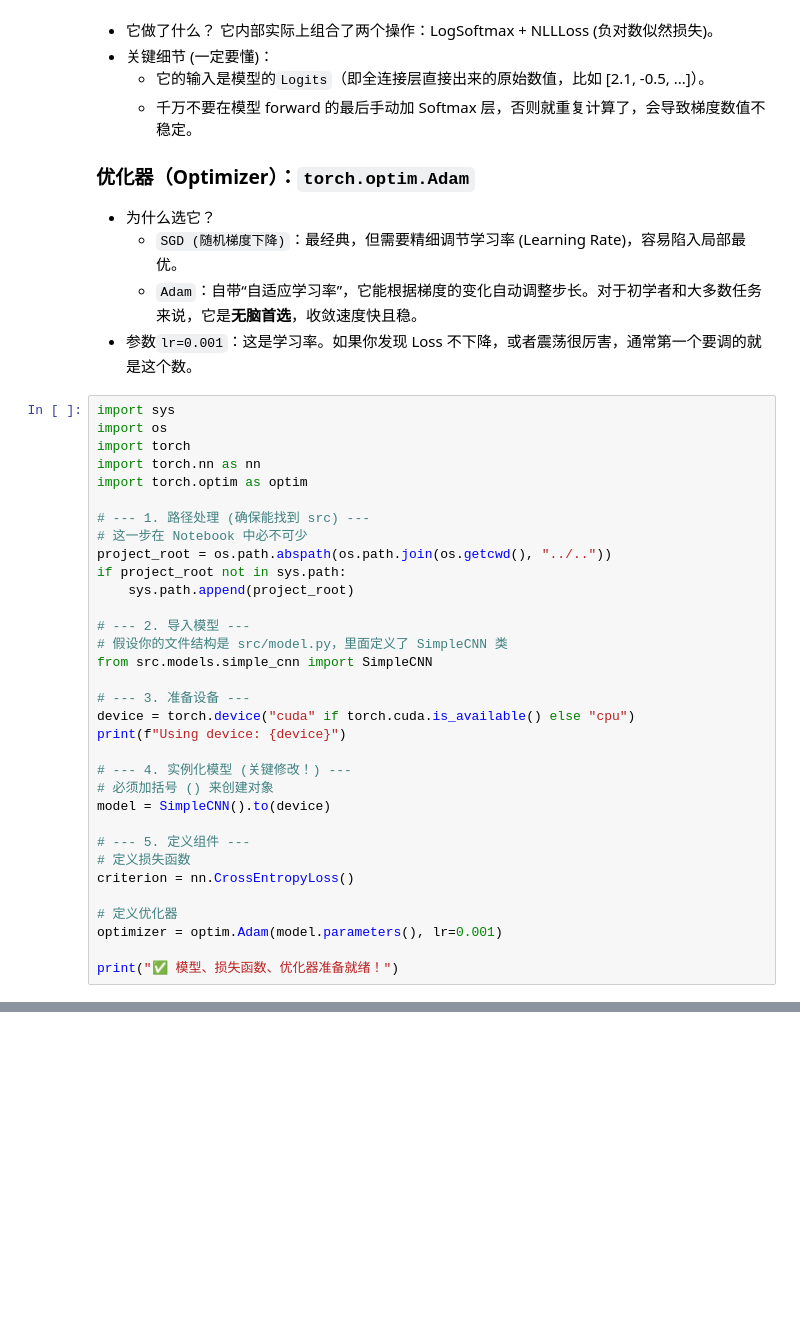
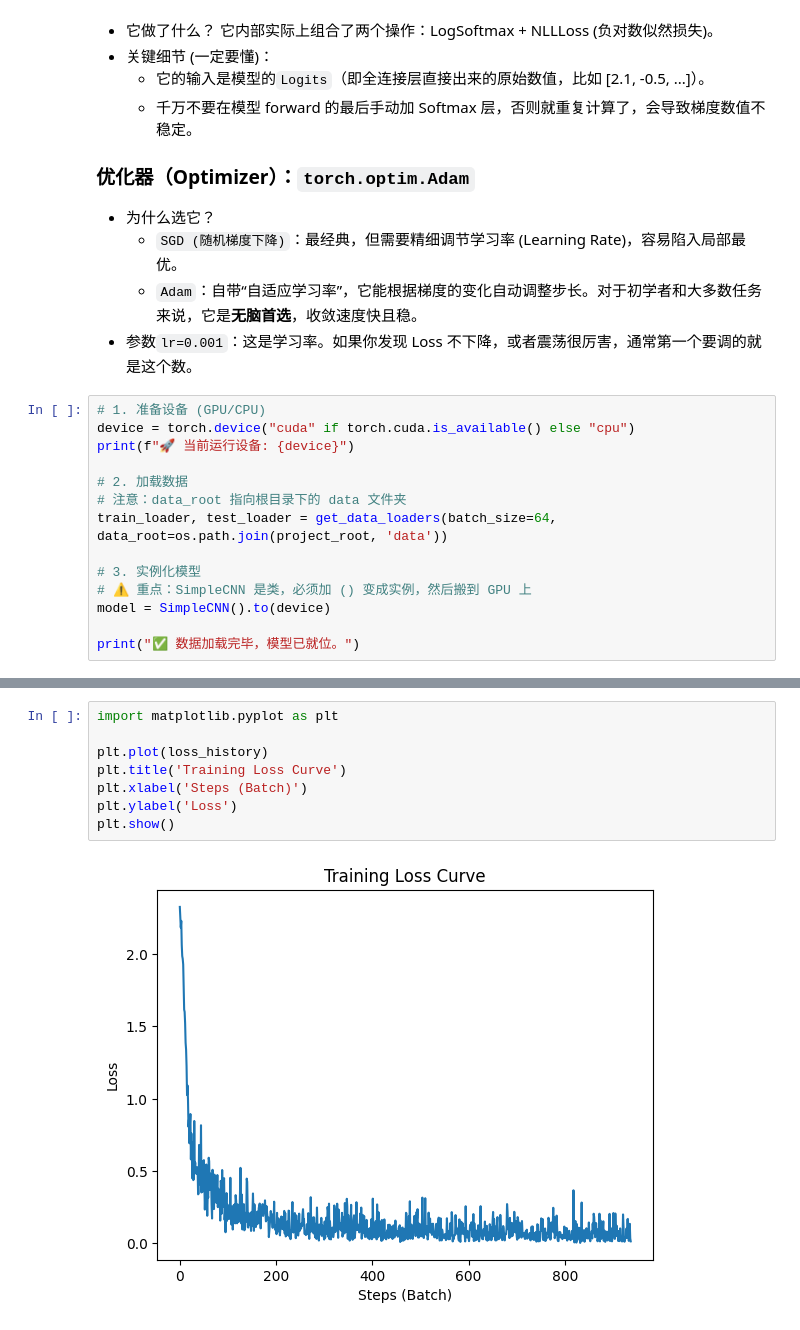
Before and after one commit to PeakVision0814/AI-Interview-Sprint, a Jupyter notebook: stage1/week3/S1W3D3_Training_Loop.ipynb, the cells around one changed output, grey strips where cells are left out. Saved outputs shown, nothing was run; the diff lists cells and outputs as text; blank space fills up the shorter version.

```diff
--- a/stage1/week3/S1W3D3_Training_Loop.ipynb
+++ b/stage1/week3/S1W3D3_Training_Loop.ipynb
@@ -26,35 +50,16 @@
     - `Adam`：自带“自适应学习率”，它能根据梯度的变化自动调整步长。对于初学者和大多数任务来说，它是**无脑首选**，收敛速度快且稳。
 - 参数`lr=0.001`：这是学习率。如果你发现 Loss 不下降，或者震荡很厉害，通常第一个要调的就是这个数。
 # %%
-import sys
-import os
-import torch
-import torch.nn as nn
-import torch.optim as optim
+# 1. 准备设备 (GPU/CPU)
+device = torch.device("cuda" if torch.cuda.is_available() else "cpu")
+print(f"🚀 当前运行设备: {device}")
 
-# --- 1. 路径处理 (确保能找到 src) ---
-# 这一步在 Notebook 中必不可少
-project_root = os.path.abspath(os.path.join(os.getcwd(), "../.."))
-if project_root not in sys.path:
-    sys.path.append(project_root)
+# 2. 加载数据
+# 注意：data_root 指向根目录下的 data 文件夹
+train_loader, test_loader = get_data_loaders(batch_size=64, data_root=os.path.join(project_root, 'data'))
 
-# --- 2. 导入模型 ---
-# 假设你的文件结构是 src/model.py，里面定义了 SimpleCNN 类
-from src.models.simple_cnn import SimpleCNN
-
-# --- 3. 准备设备 ---
-device = torch.device("cuda" if torch.cuda.is_available() else "cpu")
-print(f"Using device: {device}")
-
-# --- 4. 实例化模型 (关键修改！) ---
-# 必须加括号 () 来创建对象
+# 3. 实例化模型
+# ⚠️ 重点：SimpleCNN 是类，必须加 () 变成实例，然后搬到 GPU 上
 model = SimpleCNN().to(device)
 
-# --- 5. 定义组件 ---
-# 定义损失函数
-criterion = nn.CrossEntropyLoss()
-
-# 定义优化器
-optimizer = optim.Adam(model.parameters(), lr=0.001)
-
-print("✅ 模型、损失函数、优化器准备就绪！")
+print("✅ 数据加载完毕，模型已就位。")
@@ -60,0 +161,10 @@ print("✅ 模型、损失函数、优化器准备就绪！")
+# %%
+import matplotlib.pyplot as plt
+
+plt.plot(loss_history)
+plt.title('Training Loss Curve')
+plt.xlabel('Steps (Batch)')
+plt.ylabel('Loss')
+plt.show()
+# %% [output]
+[figure, added]
```
Also changed, not shown: parts of 12 cells of this notebook, 4 other files.
